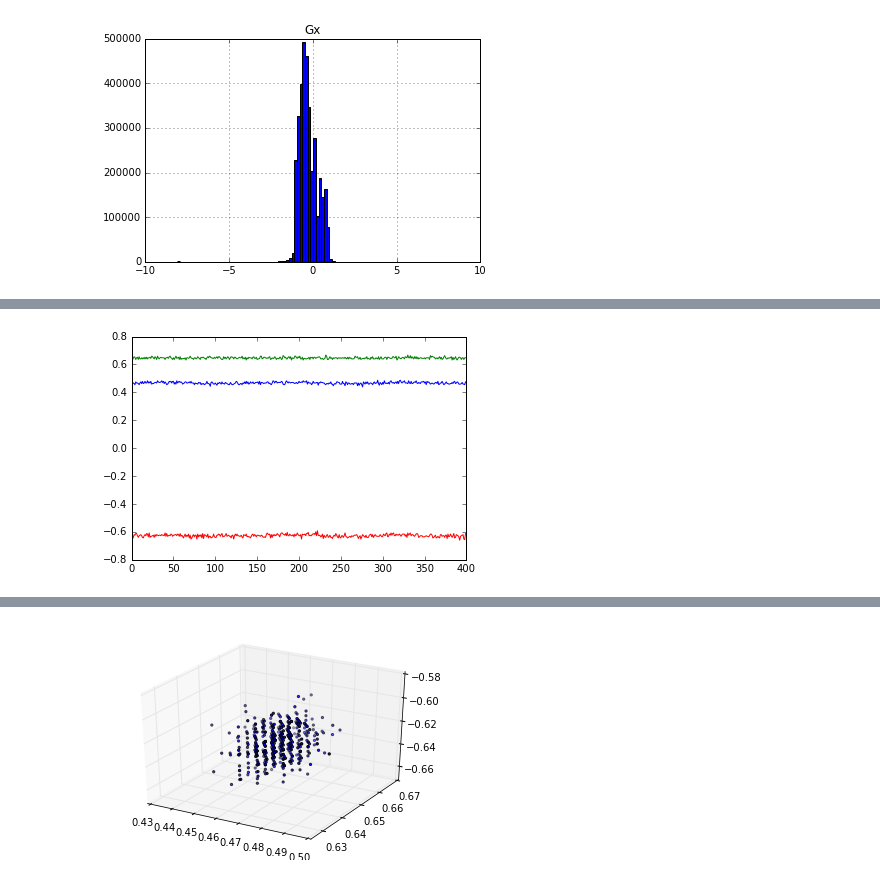
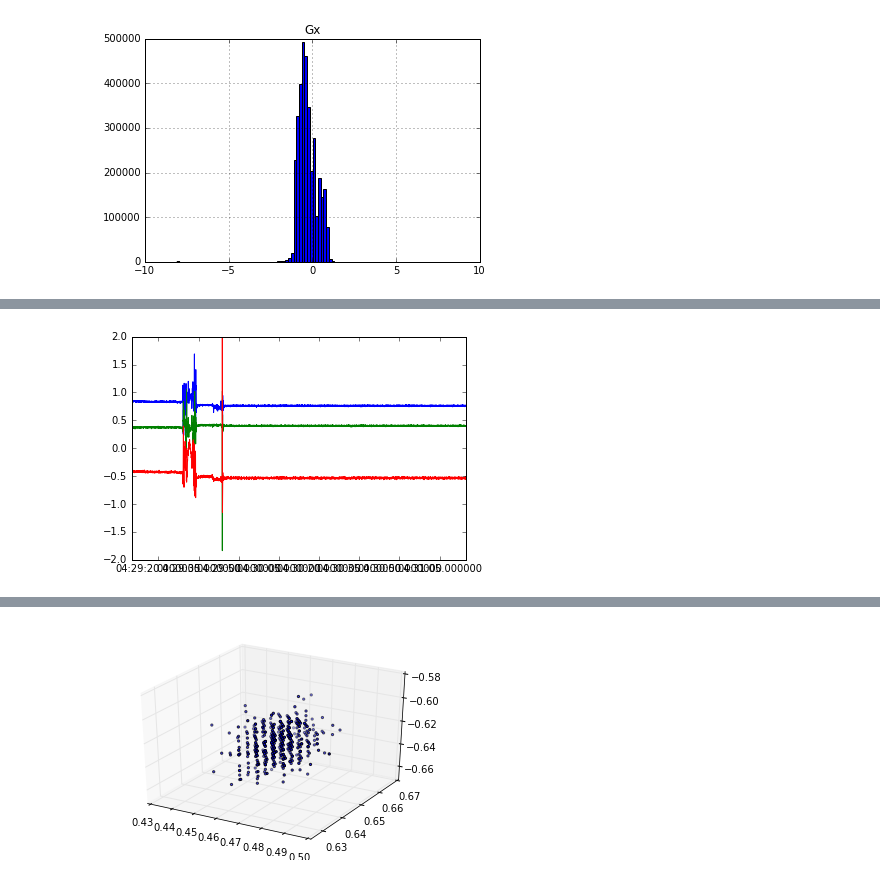
Before and after one commit to wadpac/hsmm4acc, a Jupyter notebook: notebooks/explorative/ExploreData.ipynb, the cells around one changed output, grey strips where cells are left out. Drawn from its saved outputs; the diff is of its cells as text; code cells hidden in the pictures.

```diff
--- a/notebooks/explorative/ExploreData.ipynb
+++ b/notebooks/explorative/ExploreData.ipynb
@@ -42,5 +51,7 @@ plt.show()
+# %%
+day1_40Hz.index = pd.date_range(start='2014-03-01 04:00', periods=len(day1_40Hz), freq='25ms')
 # %%
-plt.plot(day1_40Hz[1:400])
+plt.plot(day1_40Hz[70000:75000])
 plt.show()
 # %% [output]
-[figure, old version]
+[figure, new version]
```
Also changed, not shown: parts of 3 cells of this notebook, 6 other files.
